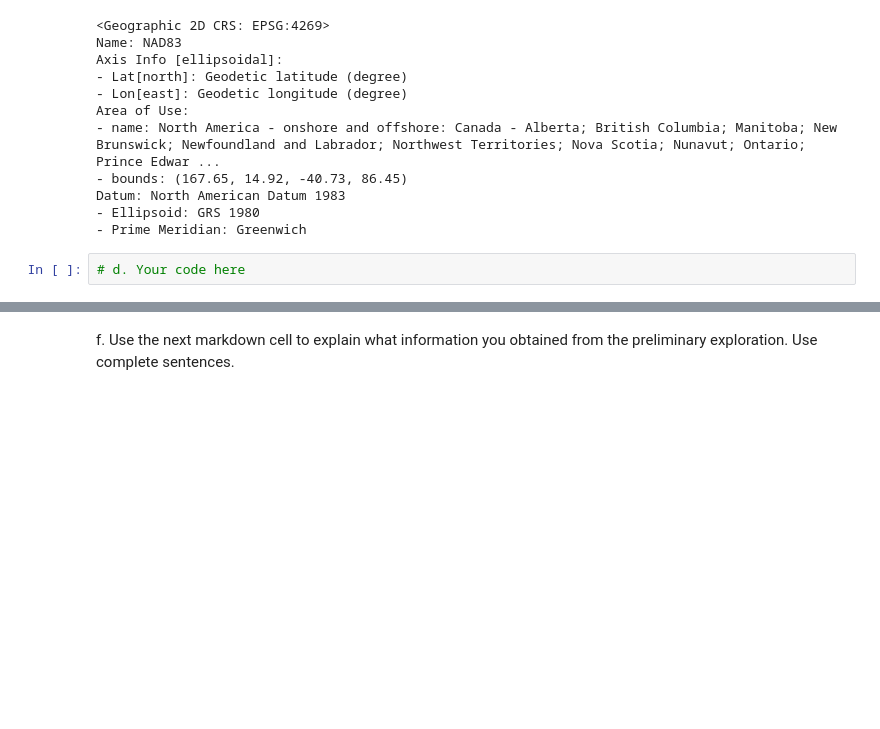
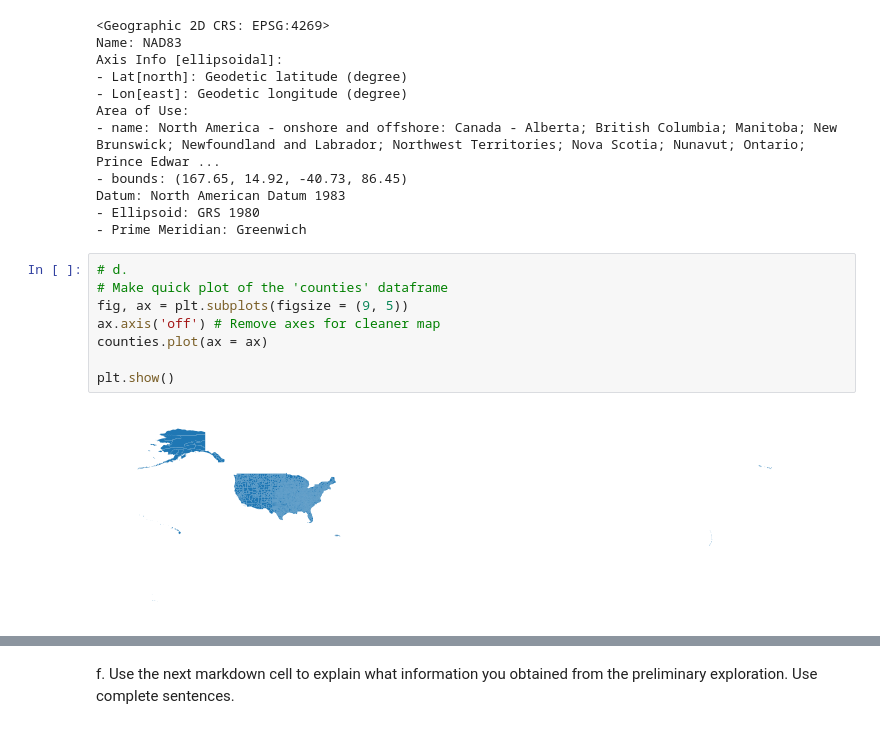
Before and after one commit to stephenccodes/eds220-hwk3, a Jupyter notebook: hwk3-task2-oil-spills.ipynb, the cells around one changed output, grey strips where cells are left out. Drawn from its saved outputs; the diff is of its cells as text; blank space fills up the shorter version.

```diff
--- a/hwk3-task2-oil-spills.ipynb
+++ b/hwk3-task2-oil-spills.ipynb
@@ -445,5 +453,13 @@ Area of Use:
 Datum: North American Datum 1983
 - Ellipsoid: GRS 1980
 - Prime Meridian: Greenwich
-# %%
-# d. Your code here
+# %%
+# d.
+# Make quick plot of the 'counties' dataframe
+fig, ax = plt.subplots(figsize = (9, 5))
+ax.axis('off') # Remove axes for cleaner map
+counties.plot(ax = ax)
+
+plt.show()
+# %% [output]
+[figure, added]
```
Also changed, not shown: parts of 6 cells of this notebook.
